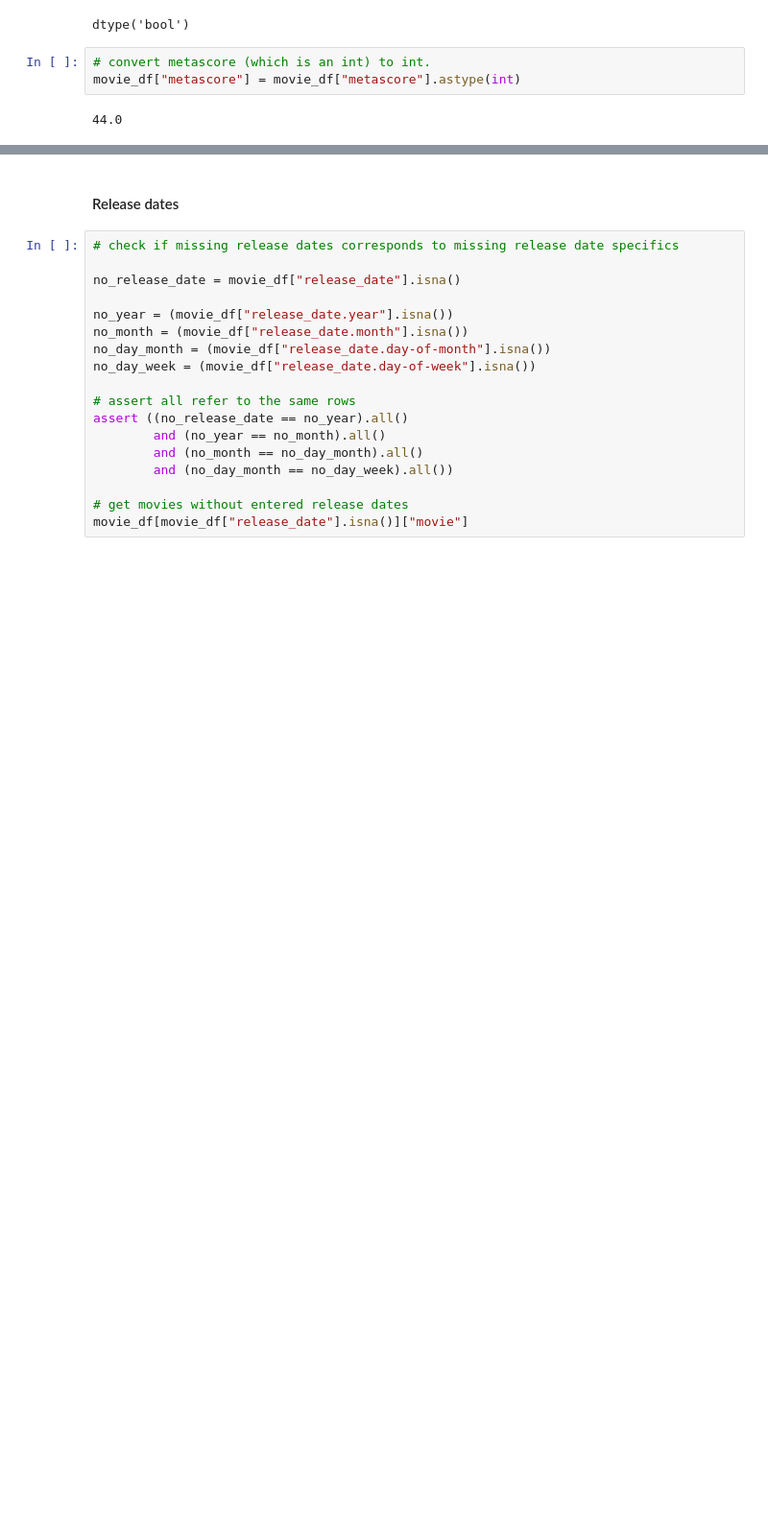
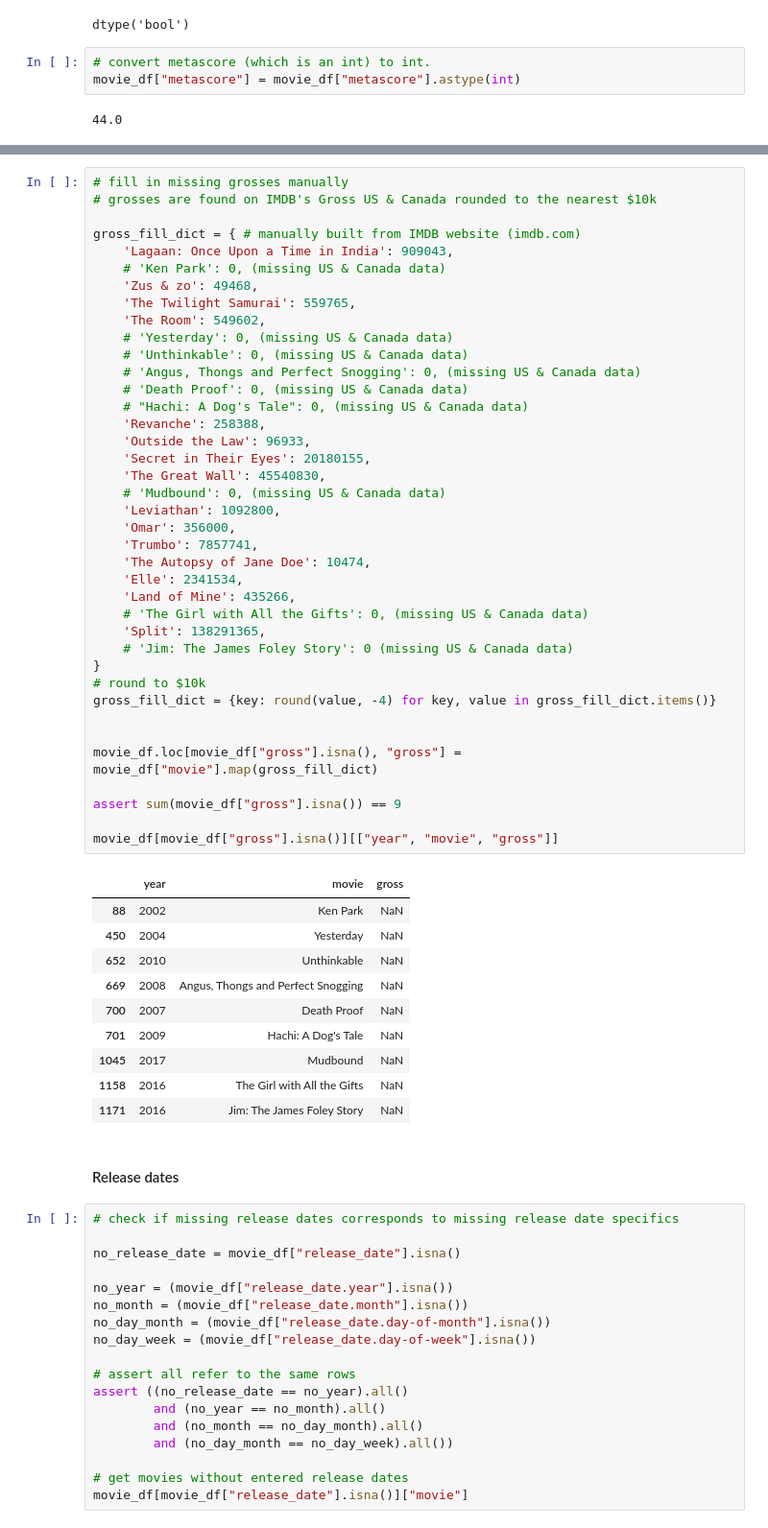
Before and after one commit to ryandecamp/CMSC320FinalProject, a Jupyter notebook: checkpoint2/checkpoint_2.ipynb, the cells around one changed output, grey strips where cells are left out. Shown at 96% size. Cells and saved outputs as stored; diff of their text form; blank space fills up the shorter version.

Commit message:
manual (partial) gross insertion

```diff
--- a/checkpoint2/checkpoint_2.ipynb
+++ b/checkpoint2/checkpoint_2.ipynb
@@ -55,3 +71,53 @@ movie_df["metascore"] = movie_df["metascore"].astype(int)
+# %%
+# fill in missing grosses manually
+# grosses are found on IMDB's Gross US & Canada rounded to the nearest $10k
+
+gross_fill_dict = { # manually built from IMDB website (imdb.com)
+    'Lagaan: Once Upon a Time in India': 909043,
+    # 'Ken Park': 0, (missing US & Canada data)
+    'Zus & zo': 49468,
+    'The Twilight Samurai': 559765,
+    'The Room': 549602,
+    # 'Yesterday': 0, (missing US & Canada data)
+    # 'Unthinkable': 0, (missing US & Canada data)
+    # 'Angus, Thongs and Perfect Snogging': 0, (missing US & Canada data)
+    # 'Death Proof': 0, (missing US & Canada data)
+    # "Hachi: A Dog's Tale": 0, (missing US & Canada data)
+    'Revanche': 258388,
+    'Outside the Law': 96933,
+    'Secret in Their Eyes': 20180155,
+    'The Great Wall': 45540830,
+    # 'Mudbound': 0, (missing US & Canada data)
+    'Leviathan': 1092800,
+    'Omar': 356000,
+    'Trumbo': 7857741,
+    'The Autopsy of Jane Doe': 10474,
+    'Elle': 2341534,
+    'Land of Mine': 435266,
+    # 'The Girl with All the Gifts': 0, (missing US & Canada data)
+    'Split': 138291365,
+    # 'Jim: The James Foley Story': 0 (missing US & Canada data)
+}
+# round to $10k
+gross_fill_dict = {key: round(value, -4) for key, value in gross_fill_dict.items()}
+
+
+movie_df.loc[movie_df["gross"].isna(), "gross"] = movie_df["movie"].map(gross_fill_dict)
+
+assert sum(movie_df["gross"].isna()) == 9
+
+movie_df[movie_df["gross"].isna()][["year", "movie", "gross"]]
+# %% [output]
+|  | year | movie | gross |
+| 88 | 2002 | Ken Park | NaN |
+| 450 | 2004 | Yesterday | NaN |
+| 652 | 2010 | Unthinkable | NaN |
+| 669 | 2008 | Angus, Thongs and Perfect Snogging | NaN |
+| 700 | 2007 | Death Proof | NaN |
+| 701 | 2009 | Hachi: A Dog's Tale | NaN |
+| 1045 | 2017 | Mudbound | NaN |
+| 1158 | 2016 | The Girl with All the Gifts | NaN |
+| 1171 | 2016 | Jim: The James Foley Story | NaN |
 # %% [markdown]
 #### Release dates
 # %%
```
Also changed, not shown: parts of 1 cell of this notebook.
